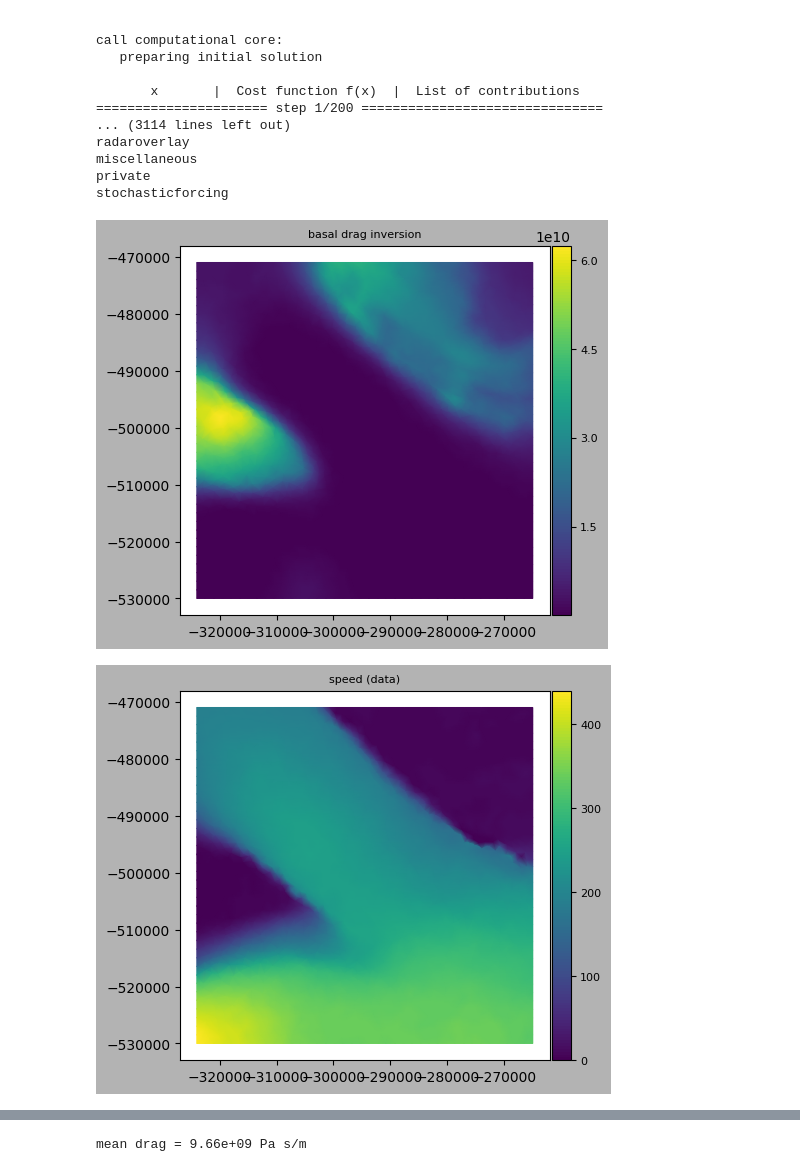
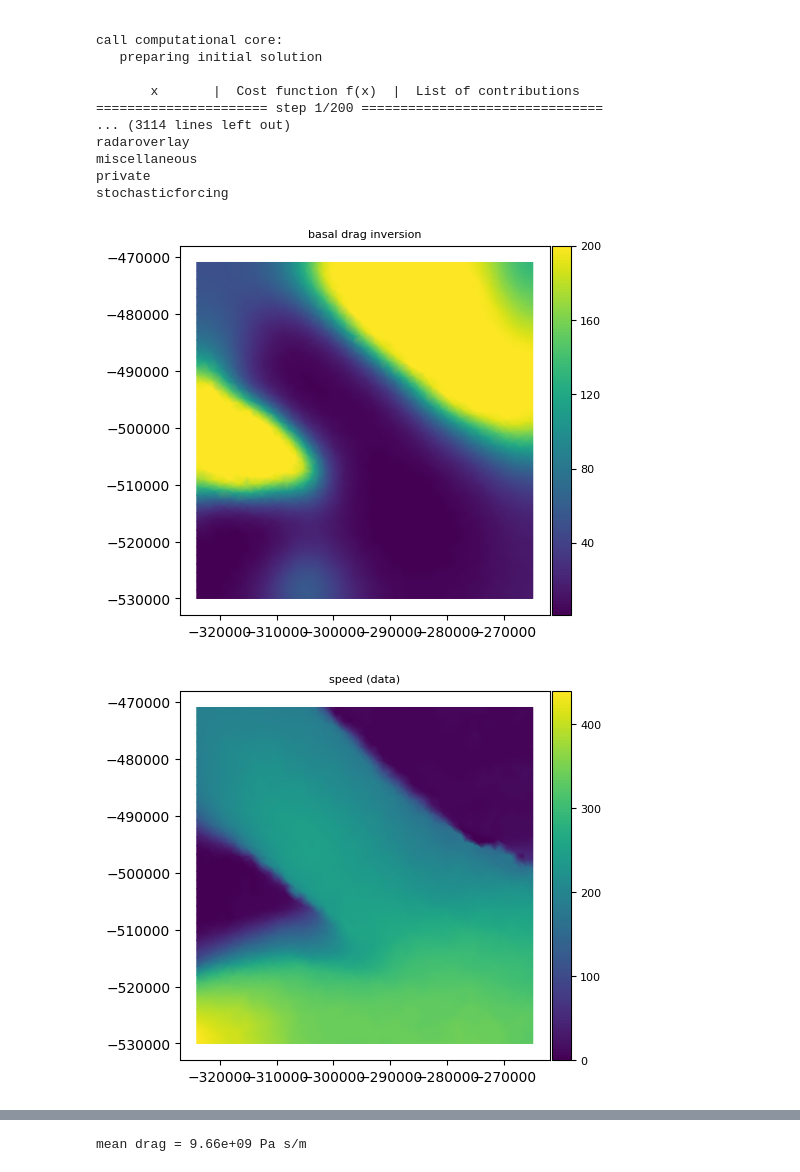
Before and after one commit to agstub/lake-pressures, a Jupyter notebook: notebooks/3b_get_ISSM_params.ipynb, the cells around one changed output, grey strips where cells are left out. Cells and saved outputs as stored; diff of their text form; code cells hidden in the pictures.

```diff
--- a/notebooks/3b_get_ISSM_params.ipynb
+++ b/notebooks/3b_get_ISSM_params.ipynb
@@ -260,9 +263,17 @@ stochasticforcing
 N_eff = md.materials.rho_ice*md.constants.g * md.geometry.thickness + md.materials.rho_freshwater*md.constants.g*md.geometry.base
 beta = (md.friction.coefficient**2).flatten() * N_eff
 # %%
-plotmodel(md,'data', beta, 'title', 'basal drag inversion')
+plotmodel(md,'data', md.friction.coefficient, 'title', 'basal drag inversion')
+plt.show()
+plt.close()
+
 plotmodel(md,'data', md.inversion.vel_obs, 'title', 'speed (data)')
+plt.show()
+plt.close()
+
 plotmodel(md,'data', md.results.StressbalanceSolution.Vel, 'title', 'speed (model)')
+plt.show()
+plt.close()
 # %% [output]
-[figure, old version]
+[figure, new version]
-[figure, old version]
+[figure, new version]
```
Also changed, not shown: parts of 8 cells of this notebook.
